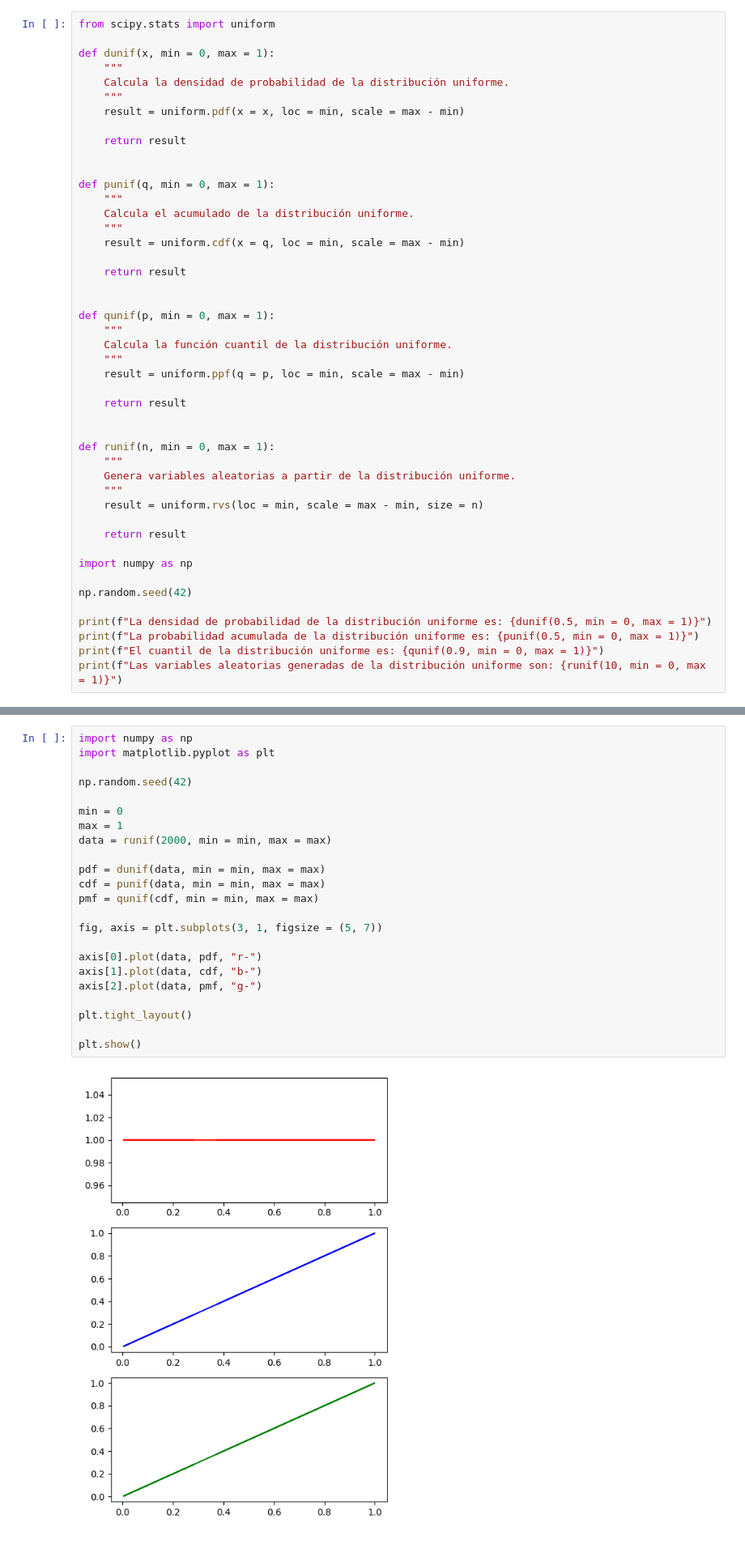
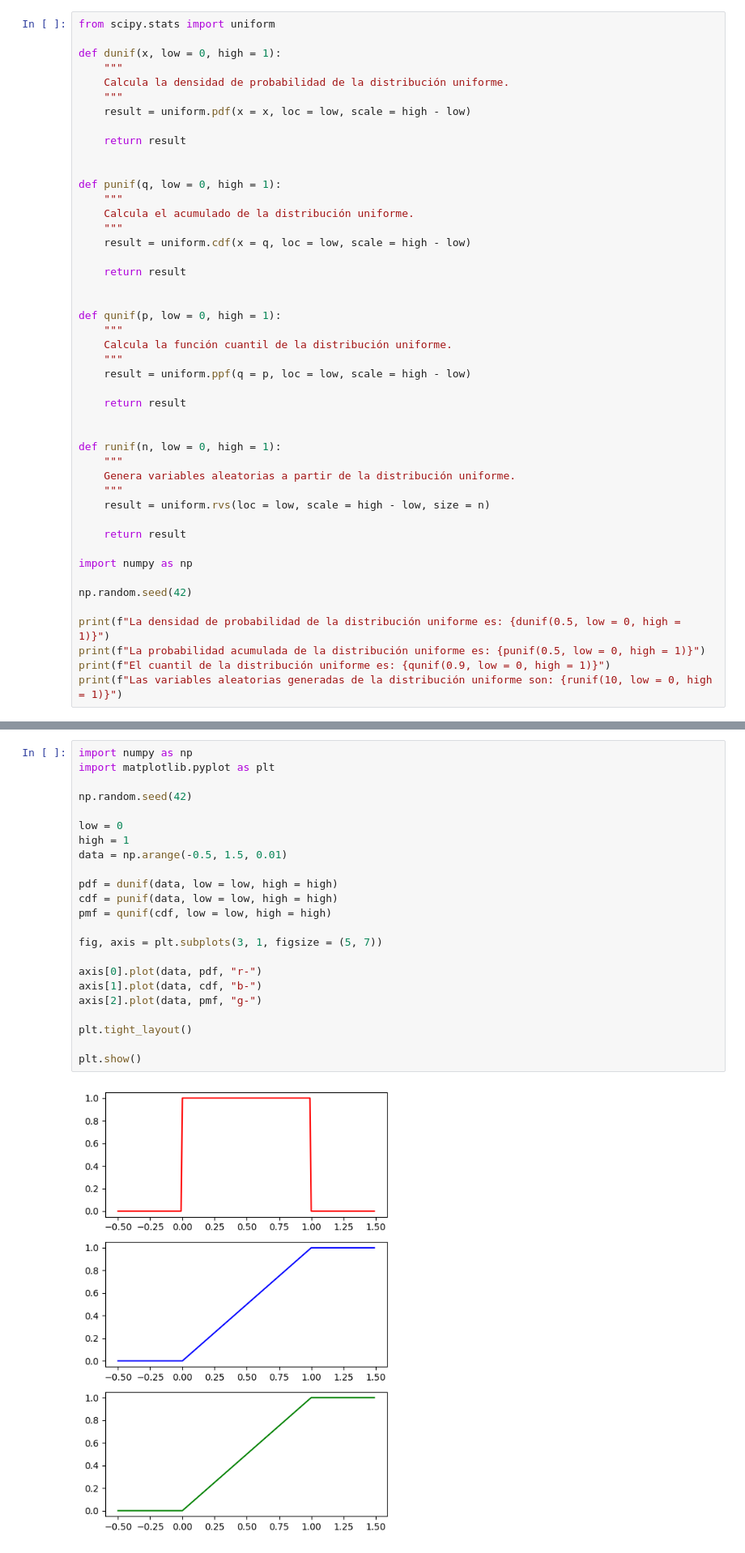
Before and after one commit to 4GeeksAcademy/AVR81-probability-distribution-exercises-project-with-python, a Jupyter notebook: notebook/problems.es.ipynb, the cells around one changed output, grey strips where cells are left out. Shown at 81% size. Saved outputs shown, nothing was run; the diff lists cells and outputs as text.

```diff
--- a/notebook/problems.es.ipynb
+++ b/notebook/problems.es.ipynb
@@ -169,38 +169,38 @@ DISTRIBUCIÓN UNIFORME
 # %%
 from scipy.stats import uniform
 
-def dunif(x, min = 0, max = 1):
+def dunif(x, low = 0, high = 1):
     """
     Calcula la densidad de probabilidad de la distribución uniforme.
     """
-    result = uniform.pdf(x = x, loc = min, scale = max - min)
+    result = uniform.pdf(x = x, loc = low, scale = high - low)
 
     return result
 
 
-def punif(q, min = 0, max = 1):
+def punif(q, low = 0, high = 1):
     """
     Calcula el acumulado de la distribución uniforme.
     """
-    result = uniform.cdf(x = q, loc = min, scale = max - min)
+    result = uniform.cdf(x = q, loc = low, scale = high - low)
 
     return result
 
 
-def qunif(p, min = 0, max = 1):
+def qunif(p, low = 0, high = 1):
     """
     Calcula la función cuantil de la distribución uniforme.
     """
-    result = uniform.ppf(q = p, loc = min, scale = max - min)
+    result = uniform.ppf(q = p, loc = low, scale = high - low)
 
     return result
 
 
-def runif(n, min = 0, max = 1):
+def runif(n, low = 0, high = 1):
     """
     Genera variables aleatorias a partir de la distribución uniforme.
     """
-    result = uniform.rvs(loc = min, scale = max - min, size = n)
+    result = uniform.rvs(loc = low, scale = high - low, size = n)
 
     return result
 
@@ -208,10 +208,10 @@ import numpy as np
 
 np.random.seed(42)
 
-print(f"La densidad de probabilidad de la distribución uniforme es: {dunif(0.5, min = 0, max = 1)}")
-print(f"La probabilidad acumulada de la distribución uniforme es: {punif(0.5, min = 0, max = 1)}")
-print(f"El cuantil de la distribución uniforme es: {qunif(0.9, min = 0, max = 1)}")
-print(f"Las variables aleatorias generadas de la distribución uniforme son: {runif(10, min = 0, max = 1)}")
+print(f"La densidad de probabilidad de la distribución uniforme es: {dunif(0.5, low = 0, high = 1)}")
+print(f"La probabilidad acumulada de la distribución uniforme es: {punif(0.5, low = 0, high = 1)}")
+print(f"El cuantil de la distribución uniforme es: {qunif(0.9, low = 0, high = 1)}")
+print(f"Las variables aleatorias generadas de la distribución uniforme son: {runif(10, low = 0, high = 1)}")
 # %% [output]
 La densidad de probabilidad de la distribución uniforme es: 1.0
 La probabilidad acumulada de la distribución uniforme es: 0.5
@@ -221,25 +221,25 @@ Las variables aleatorias generadas de la distribución uniforme son: [0.37454012
 # %%
 import numpy as np
 import matplotlib.pyplot as plt
 
 np.random.seed(42)
 
-min = 0
-max = 1
-data = runif(2000, min = min, max = max)
+low = 0
+high = 1
+data = np.arange(-0.5, 1.5, 0.01)
 
-pdf = dunif(data, min = min, max = max)
-cdf = punif(data, min = min, max = max)
-pmf = qunif(cdf, min = min, max = max)
+pdf = dunif(data, low = low, high = high)
+cdf = punif(data, low = low, high = high)
+pmf = qunif(cdf, low = low, high = high)
 
 fig, axis = plt.subplots(3, 1, figsize = (5, 7))
 
 axis[0].plot(data, pdf, "r-")
 axis[1].plot(data, cdf, "b-")
 axis[2].plot(data, pmf, "g-")
 
 plt.tight_layout()
 
 plt.show()
 # %% [output]
-[figure, old version]
+[figure, new version]
```
Also changed, not shown: parts of 4 cells of this notebook.
